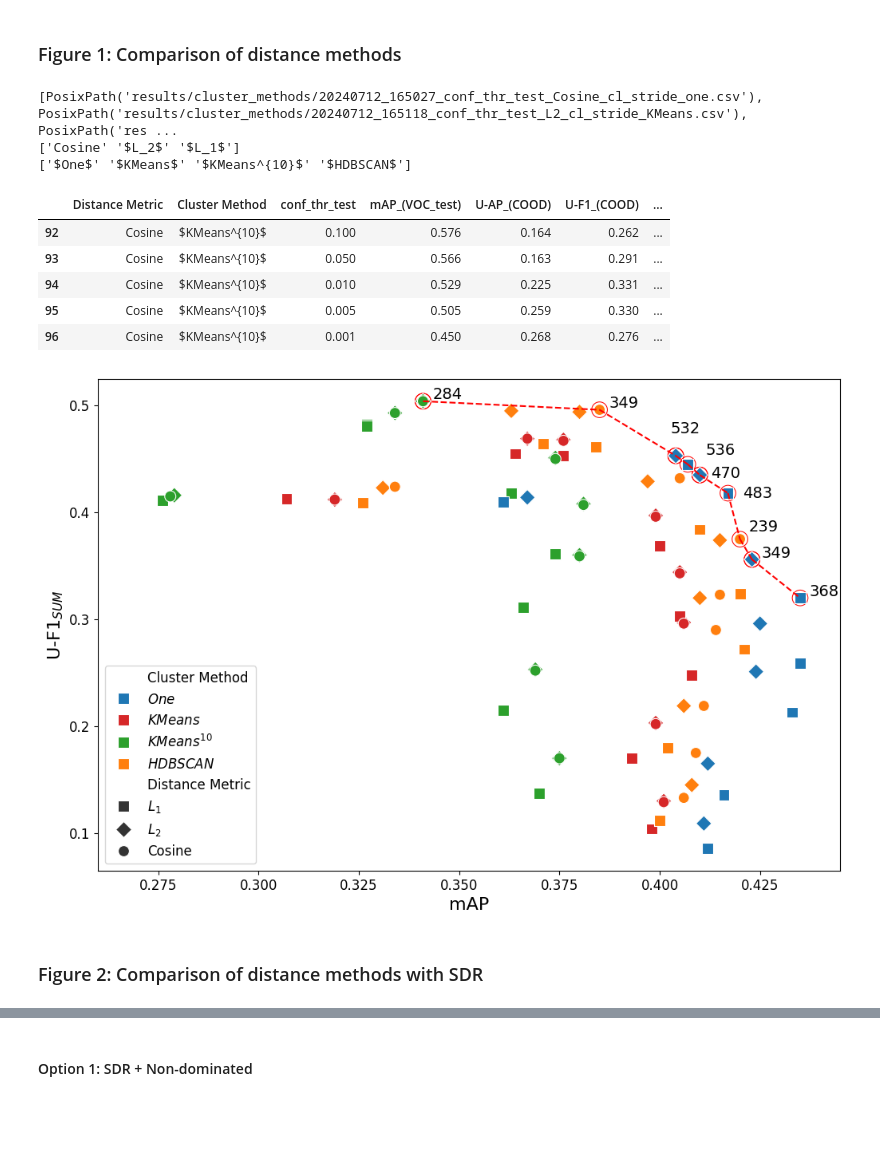
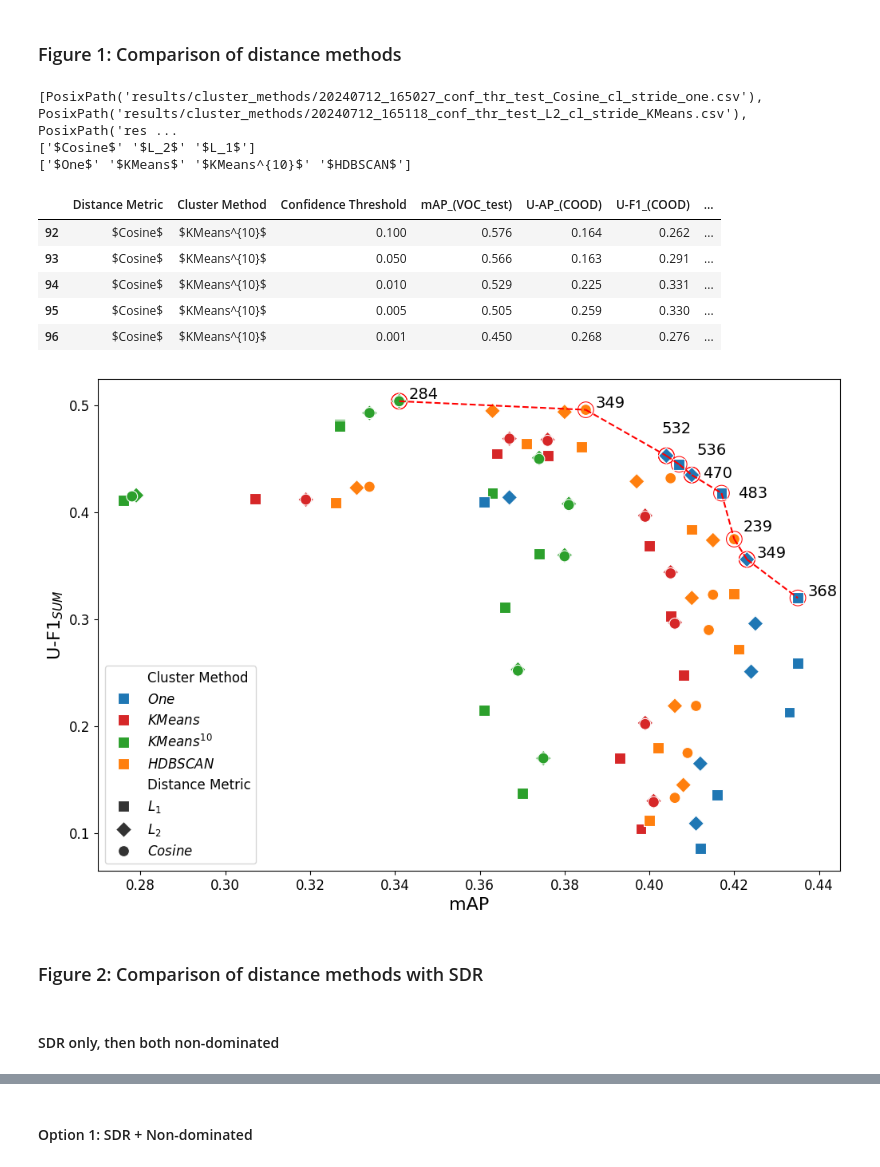
Before and after one commit to aitor-martinez-seras/OoD_in_Object_Detection, a Jupyter notebook: process_results.ipynb, the cells around one changed output, grey strips where cells are left out. Drawn from its saved outputs; the diff is of its cells as text; code cells hidden in the pictures; blank space fills up the shorter version.

```diff
--- a/process_results.ipynb
+++ b/process_results.ipynb
@@ -481,6 +522,7 @@ df_final = df_cluster_methods.copy()
 # Change the column name cluster_method to Cluster Method and Method to Distance
 df_final = df_final.rename(columns={'cluster_method': 'Cluster Method'})
 df_final = df_final.rename(columns={'Method': 'Distance Metric'})
+df_final = df_final.rename(columns={'conf_thr_test': 'Confidence Threshold'})
 
 # Prints
 print(df_final['Distance Metric'].unique())
@@ -488,18 +530,18 @@ print(df_final['Cluster Method'].unique())
 df_final.tail()
 # %% [output]
 [PosixPath('results/cluster_methods/20240712_165027_conf_thr_test_Cosine_cl_stride_one.csv'), PosixPath('results/cluster_methods/20240712_165118_conf_thr_test_L2_cl_stride_KMeans.csv'), PosixPath('res ...
-['Cosine' '$L_2$' '$L_1$']
+['$Cosine$' '$L_2$' '$L_1$']
 ['$One$' '$KMeans$' '$KMeans^{10}$' '$HDBSCAN$']
-|  | Distance Metric | Cluster Method | conf_thr_test | mAP_(VOC_test) | U-AP_(COOD) | U-F1_(COOD) | ... |
-| 92 | Cosine | $KMeans^{10}$ | 0.100 | 0.576 | 0.164 | 0.262 | ... |
-| 93 | Cosine | $KMeans^{10}$ | 0.050 | 0.566 | 0.163 | 0.291 | ... |
-| 94 | Cosine | $KMeans^{10}$ | 0.010 | 0.529 | 0.225 | 0.331 | ... |
-| 95 | Cosine | $KMeans^{10}$ | 0.005 | 0.505 | 0.259 | 0.330 | ... |
-| 96 | Cosine | $KMeans^{10}$ | 0.001 | 0.450 | 0.268 | 0.276 | ... |
+|  | Distance Metric | Cluster Method | Confidence Threshold | mAP_(VOC_test) | U-AP_(COOD) | U-F1_(COOD) | ... |
+| 92 | $Cosine$ | $KMeans^{10}$ | 0.100 | 0.576 | 0.164 | 0.262 | ... |
+| 93 | $Cosine$ | $KMeans^{10}$ | 0.050 | 0.566 | 0.163 | 0.291 | ... |
+| 94 | $Cosine$ | $KMeans^{10}$ | 0.010 | 0.529 | 0.225 | 0.331 | ... |
+| 95 | $Cosine$ | $KMeans^{10}$ | 0.005 | 0.505 | 0.259 | 0.330 | ... |
+| 96 | $Cosine$ | $KMeans^{10}$ | 0.001 | 0.450 | 0.268 | 0.276 | ... |
 # %%
 # Constants for the style of the plots
 #STYLE_ORDER = ['$L_1$', '$L_2$', 'Cosine', '$L^{SDR}_1$', '$L^{SDR}_2$', 'Cosine$^{SDR}$', 'MSP', 'Energy', 'ODIN']
-STYLE_ORDER = ['$L_1$', '$L_2$', 'Cosine']
+STYLE_ORDER = ['$L_1$', '$L_2$', '$Cosine$']
 HUE_ORDER = ['$One$', '$KMeans$', '$KMeans^{10}$', '$HDBSCAN$']
 
 # Configure plot
@@ -510,7 +552,7 @@ USE_SHADED_AREAS = False
 
 # Constants
 USE_LIMS = True
-XLIM = (0.26, 0.445)
+XLIM = (0.27, 0.445)
 if WHICH_SUBSET == 'CMIX':
     YLIM = (0.025, 0.18)
 elif WHICH_SUBSET == 'COOD':
@@ -548,39 +590,42 @@ colors_for_methods = [palette[0], palette[3], palette[2], palette[1]]
 
 # Figure
 fig, ax = plt.subplots(figsize=(12, 8))
-sns.scatterplot(data=df_final, x='mAP', y=f'U-F1_({WHICH_SUBSET})', hue='Cluster Method', style='Distance Metric',
-                s=MARKER_SIZE, hue_order=HUE_ORDER,
-                style_order=STYLE_ORDER,
+sns.scatterplot(data=df_final, x='mAP', y=f'U-F1_({WHICH_SUBSET})',
+                hue='Cluster Method', hue_order=HUE_ORDER,
+                style='Distance Metric', style_order=STYLE_ORDER,
                 markers=MARKERS,
-                #size='A-OSE', sizes=(1, 200), size_norm=(0, 1000),
+                s=MARKER_SIZE,
+                #size='Confidence Threshold', sizes=(80, 300), #size_norm=(0, 1000),
                 palette=colors_for_methods, ax=ax, legend='brief')
 
 if USE_SHADED_AREAS:
     add_shaded_areas(df_final, ax, colors_for_methods, 'Cluster Method', 'mAP', f'U-F1_({WHICH_SUBSET})')
 
 if USE_LIMS:
     plt.xlim(XLIM)
     plt.ylim(YLIM)
 plt.xlabel('mAP', fontdict={'fontsize': FONTSIZE_XY_LABELS})
 #plt.ylabel(f'U-F1_$\{{WHICH_SUBSET}\}$)', fontdict={'fontsize': FONTSIZE_XY_LABELS})
 plt.ylabel(f'U-F1$_{{{WHICH_SUBSET}}}$', fontdict={'fontsize': FONTSIZE_XY_LABELS})
 plt.xticks(fontsize=FONTSIZE_TICKS)
 plt.yticks(fontsize=FONTSIZE_TICKS)
 
 if HIGHLIGHT_NON_DOMINATED_POINTS:
     highlight_non_dominated_points(ax, df_final, non_dominated_points, 'mAP', f'U-F1_({WHICH_SUBSET})', MARKER_SIZE_NON_DOMINATED, COLOR_NON_DOMINATED, LINEWIDTH_NON_DOMINATED_MARKER)
 
 if CONNECT_NON_DOMINATED_POINTS:
     add_line_connecting_non_dominated_points(ax, df_final, non_dominated_points, 'mAP', f'U-F1_({WHICH_SUBSET})', COLOR_NON_DOMINATED, '--', LINEWIDTH_NON_DOMINATED_LINE)
 
 if ADD_AOSE_VALUES:
     add_text_to_non_dominated_points(ax, df_final, non_dominated_points, 'mAP', f'U-F1_({WHICH_SUBSET})', 'A-OSE', FONTSIZE_AOSE)
 
 # Increase legend size
 legend = ax.legend(fontsize=FONTSIZE_LEGEND)   # You can use 'small', 'medium', 'large', 'x-large', etc.
-plt.savefig(RQ1_FIGURES_FOLDER / f'{WHICH_SUBSET}_cluster_methods.pdf', bbox_inches='tight')
+plt.savefig(RQ1_FIGURES_FOLDER / f'{WHICH_SUBSET}_cluster_methods_vanilla.pdf', bbox_inches='tight')
 plt.show()
 # %% [output]
-[figure, old version]
+[figure, new version]
 # %% [markdown]
 ### Figure 2: Comparison of distance methods with SDR
+# %% [markdown]
+#### SDR only, then both non-dominated
```
Also changed, not shown: parts of 83 cells of this notebook, 4 other files.
